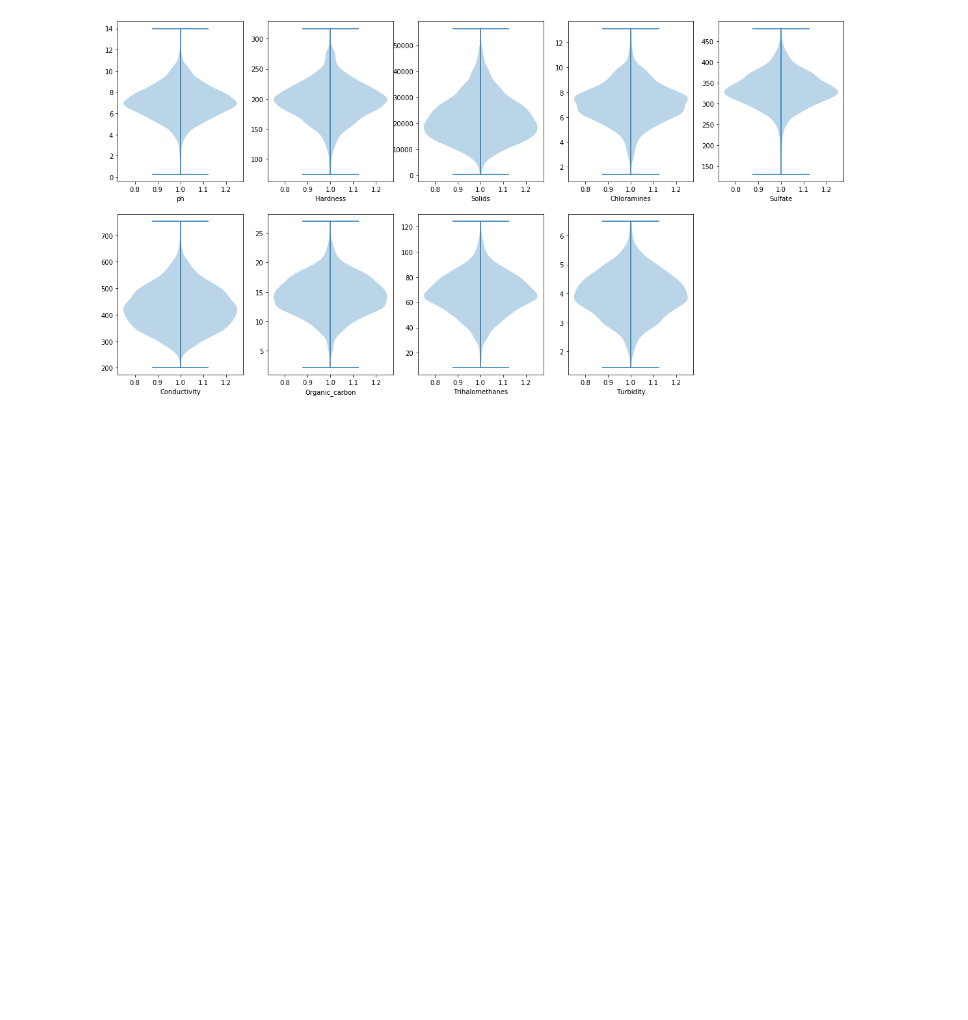
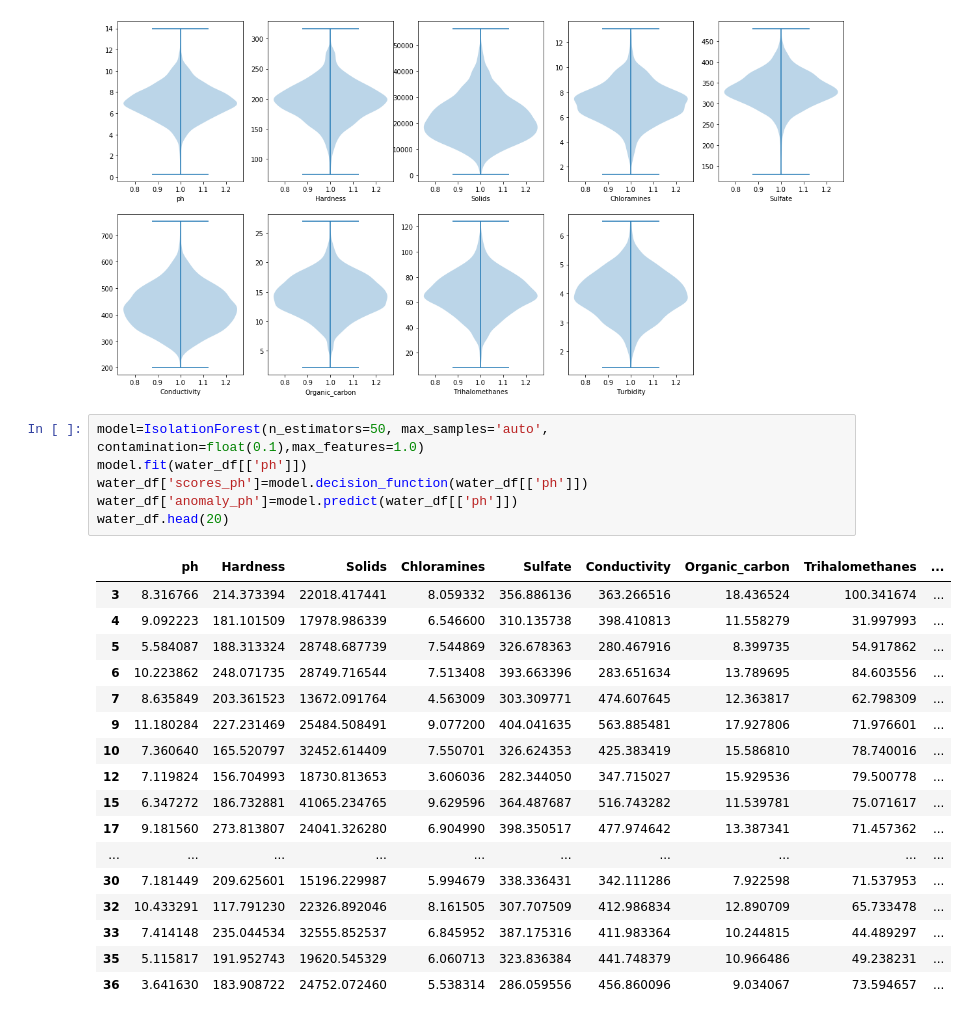
Before and after one commit to JTMalczewski/Water_Quality, a Jupyter notebook: water_analysis.ipynb, the cells around one changed output. Cells and saved outputs as stored; diff of their text form; blank space fills up the shorter version.

Commit message:
IsolationForest

```diff
--- a/water_analysis.ipynb
+++ b/water_analysis.ipynb
@@ -135,3 +135,27 @@ for i in range(len(water_df.columns)-1):
     bp = ax.violinplot(water_df[water_df.columns[i]])
 # %% [output]
 [figure]
+# %%
+model=IsolationForest(n_estimators=50, max_samples='auto', contamination=float(0.1),max_features=1.0)
+model.fit(water_df[['ph']])
+water_df['scores_ph']=model.decision_function(water_df[['ph']])
+water_df['anomaly_ph']=model.predict(water_df[['ph']])
+water_df.head(20)
+# %% [output]
+|  | ph | Hardness | Solids | Chloramines | Sulfate | Conductivity | Organic_carbon | Trihalomethanes | ... |
+| 3 | 8.316766 | 214.373394 | 22018.417441 | 8.059332 | 356.886136 | 363.266516 | 18.436524 | 100.341674 | ... |
+| 4 | 9.092223 | 181.101509 | 17978.986339 | 6.546600 | 310.135738 | 398.410813 | 11.558279 | 31.997993 | ... |
+| 5 | 5.584087 | 188.313324 | 28748.687739 | 7.544869 | 326.678363 | 280.467916 | 8.399735 | 54.917862 | ... |
+| 6 | 10.223862 | 248.071735 | 28749.716544 | 7.513408 | 393.663396 | 283.651634 | 13.789695 | 84.603556 | ... |
+| 7 | 8.635849 | 203.361523 | 13672.091764 | 4.563009 | 303.309771 | 474.607645 | 12.363817 | 62.798309 | ... |
+| 9 | 11.180284 | 227.231469 | 25484.508491 | 9.077200 | 404.041635 | 563.885481 | 17.927806 | 71.976601 | ... |
+| 10 | 7.360640 | 165.520797 | 32452.614409 | 7.550701 | 326.624353 | 425.383419 | 15.586810 | 78.740016 | ... |
+| 12 | 7.119824 | 156.704993 | 18730.813653 | 3.606036 | 282.344050 | 347.715027 | 15.929536 | 79.500778 | ... |
+| 15 | 6.347272 | 186.732881 | 41065.234765 | 9.629596 | 364.487687 | 516.743282 | 11.539781 | 75.071617 | ... |
+| 17 | 9.181560 | 273.813807 | 24041.326280 | 6.904990 | 398.350517 | 477.974642 | 13.387341 | 71.457362 | ... |
+| ... | ... | ... | ... | ... | ... | ... | ... | ... | ... |
+| 30 | 7.181449 | 209.625601 | 15196.229987 | 5.994679 | 338.336431 | 342.111286 | 7.922598 | 71.537953 | ... |
+| 32 | 10.433291 | 117.791230 | 22326.892046 | 8.161505 | 307.707509 | 412.986834 | 12.890709 | 65.733478 | ... |
+| 33 | 7.414148 | 235.044534 | 32555.852537 | 6.845952 | 387.175316 | 411.983364 | 10.244815 | 44.489297 | ... |
+| 35 | 5.115817 | 191.952743 | 19620.545329 | 6.060713 | 323.836384 | 441.748379 | 10.966486 | 49.238231 | ... |
+| 36 | 3.641630 | 183.908722 | 24752.072460 | 5.538314 | 286.059556 | 456.860096 | 9.034067 | 73.594657 | ... |
```
Also changed, not shown: parts of 1 cell of this notebook.
